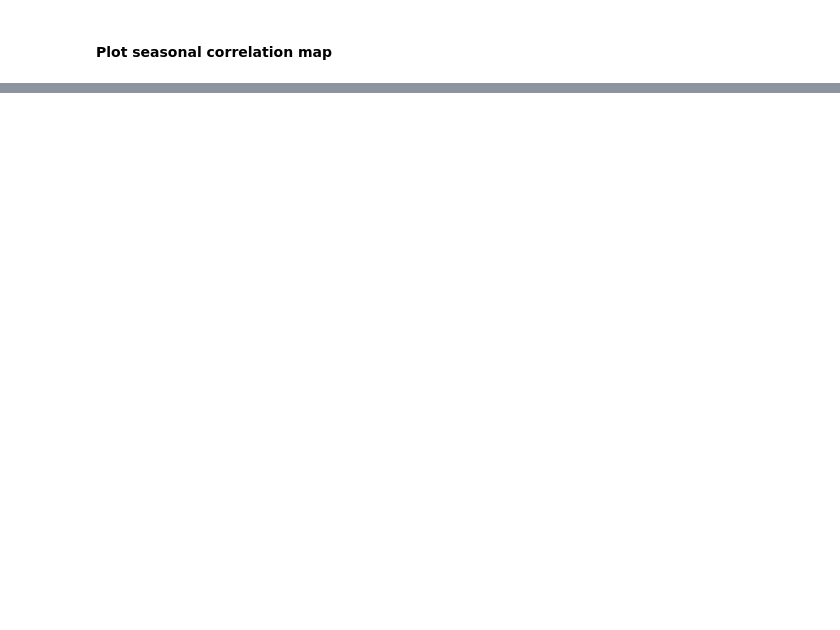
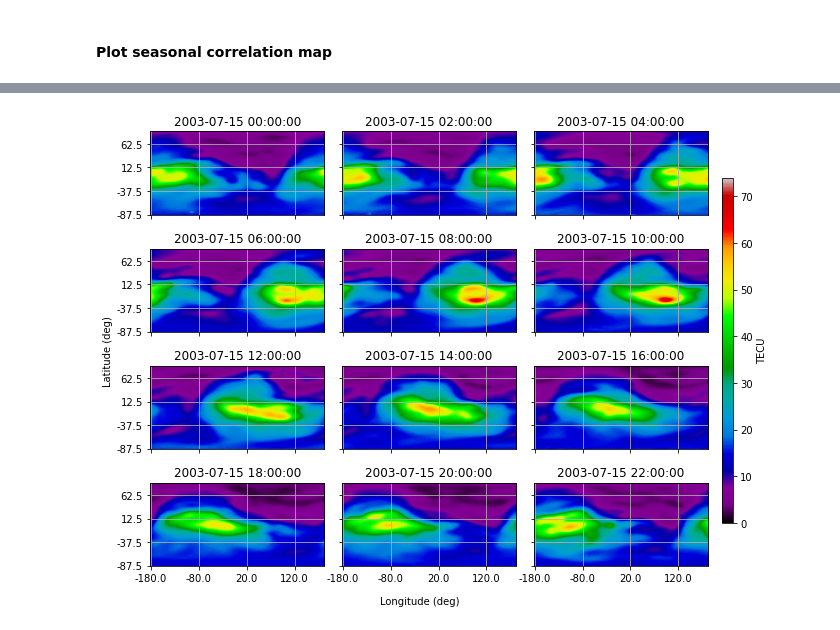
Before and after one commit to fredythekkekkara/correlation_project, a Jupyter notebook: correlation_data_analysis.ipynb, the cells around one changed output, grey strips where cells are left out. Cells and saved outputs as stored; diff of their text form; code cells hidden in the pictures; blank space fills up the shorter version.

```diff
--- a/correlation_data_analysis.ipynb
+++ b/correlation_data_analysis.ipynb
@@ -81,6 +89,9 @@ f10_7DataPosition = [{_attribute: _date, _start_position: 0,  _end_position: 10}
 
 f10_7_file_path = 'C:/Users/davi_fr/Documents/Thesis Project Final/data/f10_7/f10_7.h5'
 sws_file_path = 'C:/Users/davi_fr/Documents/Thesis Project Final/data/sws/sws.h5'
+
+# final_plot_location = 'C:/Users/davi_fr/Documents/Thesis Project Final/Final Plot/'
+final_plot_location = 'C:/Users/davi_fr/Documents/Thesis Project Final/correlation_analysis_01122022/result_plots_2/'
 # %% [markdown]
 #### Log
 # %%
@@ -1138,0 +1203,9 @@ testreshape()
+# %%
+tecfile = "C:\\Users\\davi_fr\\Documents\\Thesis Project Final\\tets folder main\\test\\computations\\extract_column\\tec_location_52_5_15\\tec_location_52_5_15.h5"
+data = readH5File(tecfile)
+data = data.unstack(level='ut')
+# print(data)
+
+corrtecfile = "C:\\Users\\davi_fr\\Documents\\Thesis Project Final\\tets folder main\\test\\computations\\normalised_correlation\\tec_f10_7_location_52_5_15\\tec_f10_7_location_52_5_15.h5"
+data = readH5File(corrtecfile)
+print(data)
@@ -1138,0 +1430,67 @@ testreshape()
+# %%
+file20000715 = "C:\\Users\\davi_fr\\Documents\\Thesis Project Final\\tets folder main\\test\load_data\\tec_2hr\\gps_tec2hr_igs_20030715_v01.h5"
+date = '2003-07-15'
+time = ['00:00:00', '02:00:00', '04:00:00', '06:00:00', '08:00:00', '10:00:00', '12:00:00', '14:00:00', '16:00:00', '18:00:00', '20:00:00', '22:00:00']
+time = np.array_split(time,4)
+
+df = readH5File(file20000715)
+# print(df.max().max())
+maxValue = df.max().max()
+
+# print(df)
+xindex = np.unique(df.index.get_level_values('lon'))
+yindex = np.unique(df.index.get_level_values('lat'))
+ytiks = range(0,71,20)
+# yidx = np.linspace(0, len(yindex) - 1, 4).astype(int)
+# print(yidx)
+
+
+ylbl = yindex[ytiks]
+xtiks = range(0,74,20)
+xlbl = xindex[xtiks]
+
+fig, axs = plt.subplots(len(time), len(time[0]),sharex=True, sharey=True, gridspec_kw={'hspace': 0.4, 'wspace': 0.1})
+fig.set_figheight(8)
+fig.set_figwidth(10)
+
+for i in np.arange(len(time)):
+    t = time[i]
+    for j in np.arange(len(t)):
+        tt = t[j]
+        data = df[pd.to_datetime(df.index.get_level_values('Epoch')) == '{} {}'.format(date, tt)]['tecIGS']
+        data = data.unstack()
+        data = data.sort_index(axis=0, ascending=False)
+        data = data.sort_index(axis=1, ascending=True)
+
+        img = axs[i, j].imshow(data, interpolation='gaussian', aspect='auto', cmap='nipy_spectral', vmin=0, vmax=maxValue)
+        axs[i, j].set_title('{} {}'.format(date, tt))
+        axs[i, j].invert_yaxis()
+
+        axs[i, j].set_yticks(ytiks)
+        axs[i, j].set_yticklabels(ylbl)
+
+        axs[i, j].set_xticks(xtiks)
+        axs[i, j].set_xticklabels(xlbl)
+        axs[i, j].grid()
+#         axs[i, j].set_ylim(ymin=0, ymax=23)
+
+cbar_ax = fig.add_axes([0.92, 0.2, 0.015, 0.6])
+cbar = fig.colorbar(img, cax=cbar_ax, label='TECU')
+
+
+fig.text(0.5, 0.06, 'Longitude (deg)', ha='center')
+fig.text(0.06, 0.5, 'Latitude (deg)', va='center', rotation='vertical')
+
+
+# df = df[pd.to_datetime(df.index.get_level_values('Epoch')) == '2003-07-15 12:00:00']['tecIGS']
+# df = df.unstack()
+# df = df.sort_index(axis=0, ascending=False)
+# df = df.sort_index(axis=1, ascending=True)
+# # print(df)
+# fig = plt.figure(figsize=(12, 7), dpi=200)
+# graph = plt.imshow(df, cmap= 'nipy_spectral', vmin = 0, vmax=120, aspect=0.5)
+# cb = plt.colorbar(graph, shrink = 0.5)
+fig.savefig(final_plot_location + 'igs_tec_map' + '.jpg', bbox_inches='tight', dpi= 200)
+plt.show()
+# %% [output]
+[figure, added]
```
Also changed, not shown: parts of 81 cells of this notebook, 2 other files.
